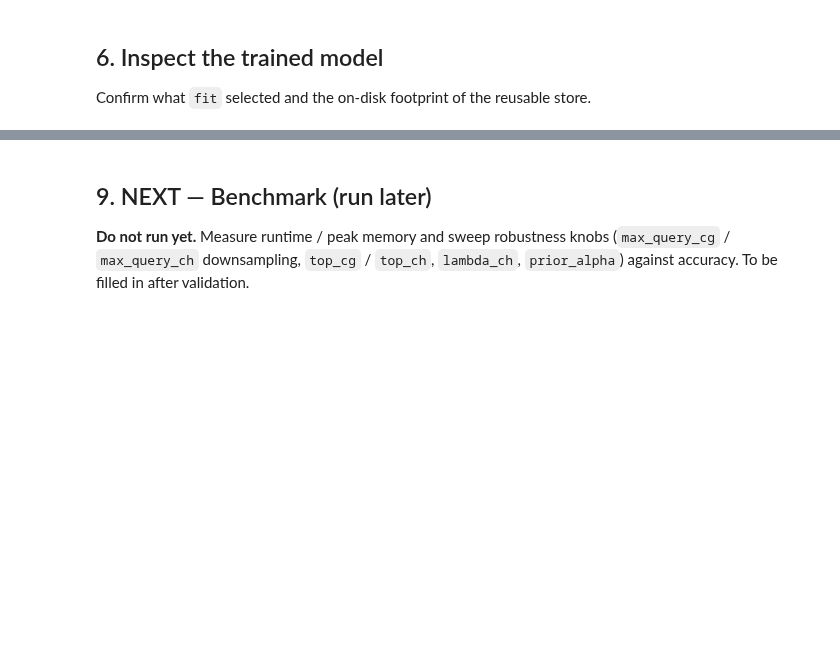
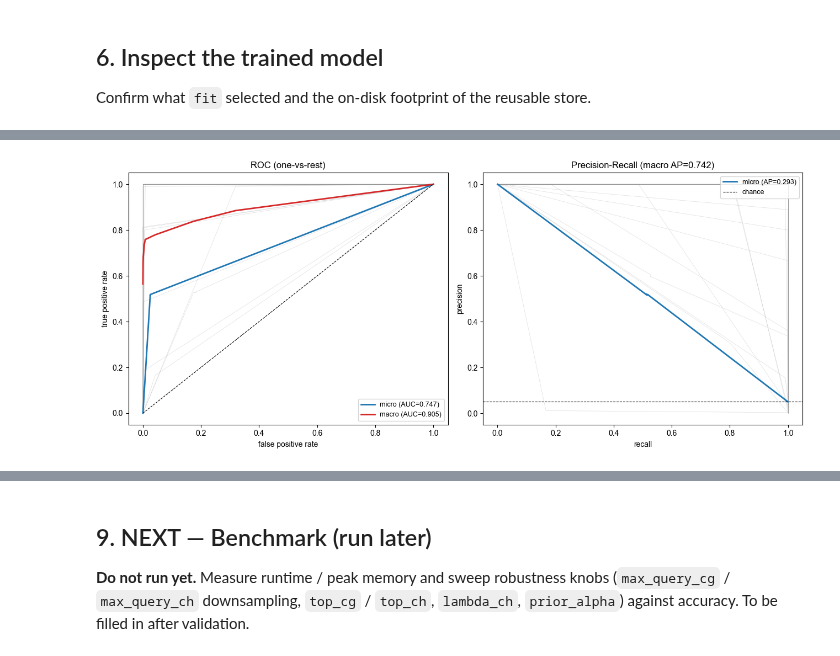
Before and after one commit to DingWB/cytozip, a Jupyter notebook: notebooks/predict_cell_type_tutorial.ipynb, the cells around one changed output, grey strips where cells are left out. Cells and saved outputs as stored; diff of their text form; code cells hidden in the pictures; blank space fills up the shorter version.

```diff
--- a/notebooks/predict_cell_type_tutorial.ipynb
+++ b/notebooks/predict_cell_type_tutorial.ipynb
@@ -50,24 +50,28 @@ cytozip 0.3.9.dev10
 - **`OUTDIR`** — where everything (model now, predictions later) is written. The model store goes
   to `OUTDIR/model` (real disk, so a large memmap never spills into a small/RAM `/tmp` &rarr; SIGBUS).
 # %%
+# --- annotation level to train / predict at -----------------------------
+LEVEL = 'Subclass'   # classification level: 'Subclass' or 'Class'
+
 # --- inputs -------------------------------------------------------------
-PSEUDOBULK_DIR = os.path.expanduser('~/Projects/BG/pseudobulk/Subclass/cz')     # -s source (per-type .cz)
+PSEUDOBULK_DIR = os.path.expanduser(f'~/Projects/BG/pseudobulk/{LEVEL}/cz')       # -s source (per-type .cz)
 REFERENCE      = os.path.expanduser('~/Ref/hg38/hg38_with_chrL.allc.cz')         # -e reference (context axis)
 
 # --- outputs ------------------------------------------------------------
-OUTDIR    = os.path.expanduser('~/Projects/BG/pseudobulk/Subclass/model')        # model + later predictions land here
+OUTDIR    = os.path.expanduser(f'~/Projects/BG/pseudobulk/{LEVEL}/model_{LEVEL}') # Subclass->model_Subclass, Class->model_Class
 MODEL_DIR = os.path.join(OUTDIR, 'model')                                        # trained model store (reused by predict)
 os.makedirs(OUTDIR, exist_ok=True)
 
 # --- training hyper-parameters -----------------------------------------
 LAMBDA_CG = 1.0    # CpG channel log-weight
 LAMBDA_CH = 1.0    # CpH channel log-weight (lower it to rebalance if CpH sites dominate)
-TOP_CG    = 0.10   # keep top 10% most discriminative CpG sites (None = keep all)
-TOP_CH    = 0.05   # keep top 5%  most discriminative CpH sites (None = keep all)
-N_JOBS    = 8      # parallel .cz readers during fit
+TOP_CG    = None #0.10   # keep top 10% most discriminative CpG sites (None = keep all)
+TOP_CH    = None #0.05   # keep top 5%  most discriminative CpH sites (None = keep all)
+N_JOBS    = 64      # parallel .cz readers during fit
 
 for p in (PSEUDOBULK_DIR, REFERENCE):
     assert os.path.exists(p), f'missing input: {p}'
+print('level          :', LEVEL)
 print('pseudobulk dir :', PSEUDOBULK_DIR)
 print('reference      :', REFERENCE)
 print('output dir     :', OUTDIR)
@@ -204,0 +357,37 @@ matrix. To be filled in when the labelled query set is provided.
+# %%
+# --- ROC and Precision-Recall curves (one-vs-rest) ----------------------
+n_cls = len(present)
+fpr, tpr, roc_auc = {}, {}, {}
+prec, rec, ap = {}, {}, {}
+for i in range(n_cls):
+    fpr[i], tpr[i], _ = roc_curve(Yb[:, i], Pp[:, i])
+    roc_auc[i] = auc(fpr[i], tpr[i])
+    prec[i], rec[i], _ = precision_recall_curve(Yb[:, i], Pp[:, i])
+    ap[i] = average_precision_score(Yb[:, i], Pp[:, i])
+
+fpr_mi, tpr_mi, _ = roc_curve(Yb.ravel(), Pp.ravel())          # micro-average
+prec_mi, rec_mi, _ = precision_recall_curve(Yb.ravel(), Pp.ravel())
+all_fpr = np.unique(np.concatenate([fpr[i] for i in range(n_cls)]))
+mean_tpr = np.mean([np.interp(all_fpr, fpr[i], tpr[i]) for i in range(n_cls)], axis=0)
+
+fig, (ax1, ax2) = plt.subplots(1, 2, figsize=(13, 5.5))
+for i in range(n_cls):
+    ax1.plot(fpr[i], tpr[i], lw=0.5, alpha=0.25, color='gray')
+ax1.plot(fpr_mi, tpr_mi, lw=2, color='C0', label=f'micro (AUC={auc_micro:.3f})')
+ax1.plot(all_fpr, mean_tpr, lw=2, color='C3', label=f'macro (AUC={auc_macro:.3f})')
+ax1.plot([0, 1], [0, 1], ls='--', color='k', lw=0.8)
+ax1.set_xlabel('false positive rate'); ax1.set_ylabel('true positive rate')
+ax1.set_title('ROC (one-vs-rest)'); ax1.legend(loc='lower right', fontsize=9)
+
+for i in range(n_cls):
+    ax2.plot(rec[i], prec[i], lw=0.5, alpha=0.25, color='gray')
+ax2.plot(rec_mi, prec_mi, lw=2, color='C0', label=f'micro (AP={ap_micro:.3f})')
+ax2.axhline(Yb.mean(), ls='--', color='k', lw=0.8, label='chance')
+ax2.set_xlabel('recall'); ax2.set_ylabel('precision')
+ax2.set_title(f'Precision-Recall (macro AP={ap_macro:.3f})')
+ax2.legend(loc='upper right', fontsize=9)
+fig.tight_layout()
+fig.savefig(os.path.join(FIG_DIR, 'm3c_roc_pr_curves.pdf'))
+plt.show()
+# %% [output]
+[figure, added]
```
Also changed, not shown: parts of 17 cells of this notebook, 4 other files.
